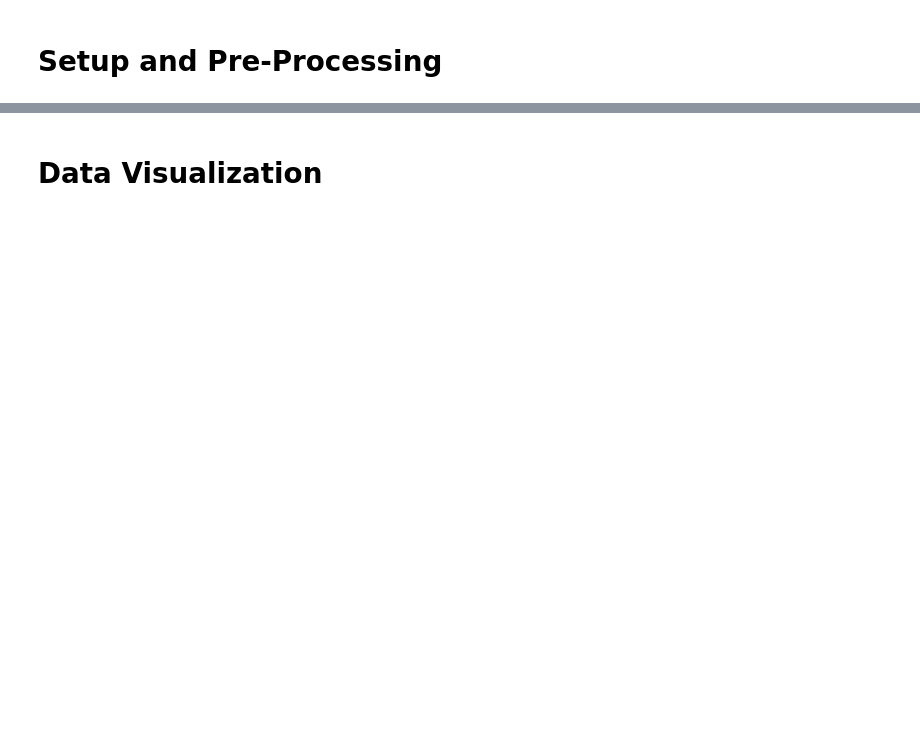
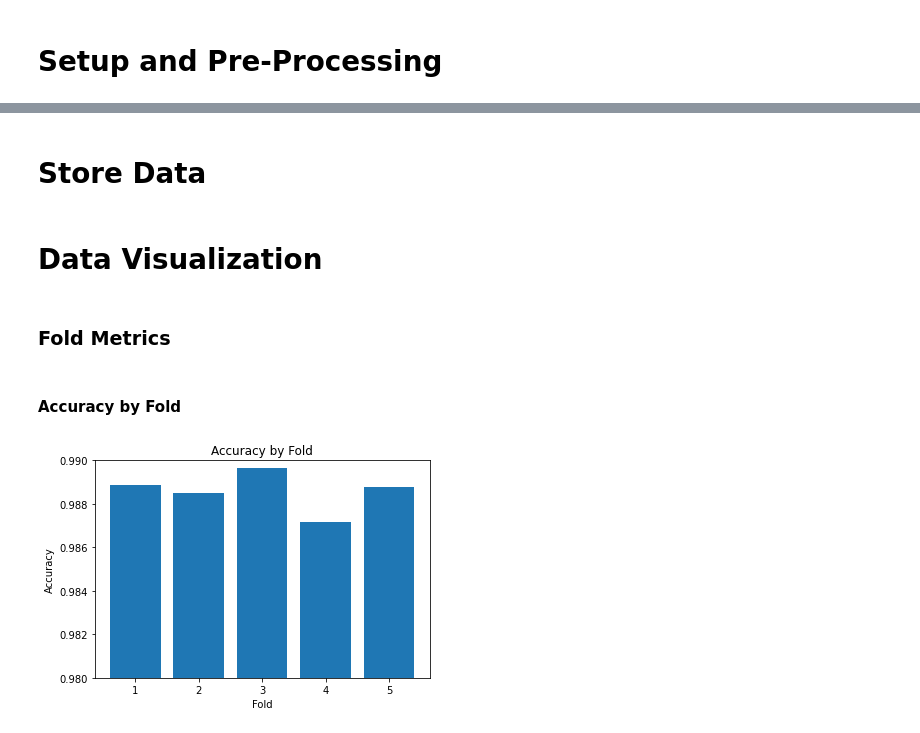
Before and after one commit to TheoryBreeze/cnn-overfitting-research, a Jupyter notebook: 3x3/3x3_kernel.ipynb, the cells around one changed output, grey strips where cells are left out. Drawn from its saved outputs; the diff is of its cells as text; code cells hidden in the pictures; blank space fills up the shorter version.

```diff
--- a/3x3/3x3_kernel.ipynb
+++ b/3x3/3x3_kernel.ipynb
@@ -108,2 +112,33 @@ Score for fold 5: loss of 0.04861048236489296; accuracy of 98.90714287757874%
+# %% [markdown]
+# Store Data
+# %%
+acc_per_fold1 = [x/100 for x in acc_per_fold]
+with open("3x3_metrics.py", "w") as file:
+  file.write("acc_per_fold = " + str(acc_per_fold1) +
+             "\nloss_per_fold = " + str(loss_per_fold) +
+             "\ntraining_metrics = " + str(training_metrics))
 # %% [markdown]
 # Data Visualization
+# %% [markdown]
+### Fold Metrics
+# %% [markdown]
+#### Accuracy by Fold
+# %%
+x_fold = range(1, 6)
+y_fold_acc = acc_per_fold1
+
+fig, ax = plt.subplots()
+fig.set_facecolor("white")
+
+ax.bar(x_fold, y_fold_acc)
+
+# Title and Axes
+ax.set_title("Accuracy by Fold")
+ax.set_xlabel("Fold")
+ax.set_ylabel("Accuracy")
+ax.set_xticks(x_fold)
+ax.set_ylim(0.98, 0.99)
+
+plt.show()
+# %% [output]
+[figure, added]
```
Also changed, not shown: parts of 9 cells of this notebook, 4 other files.
